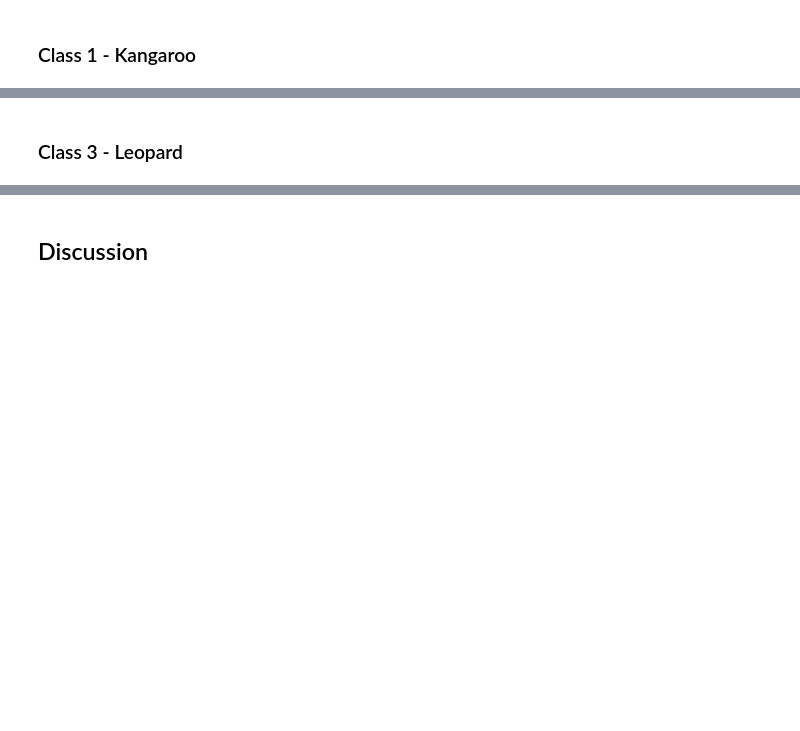
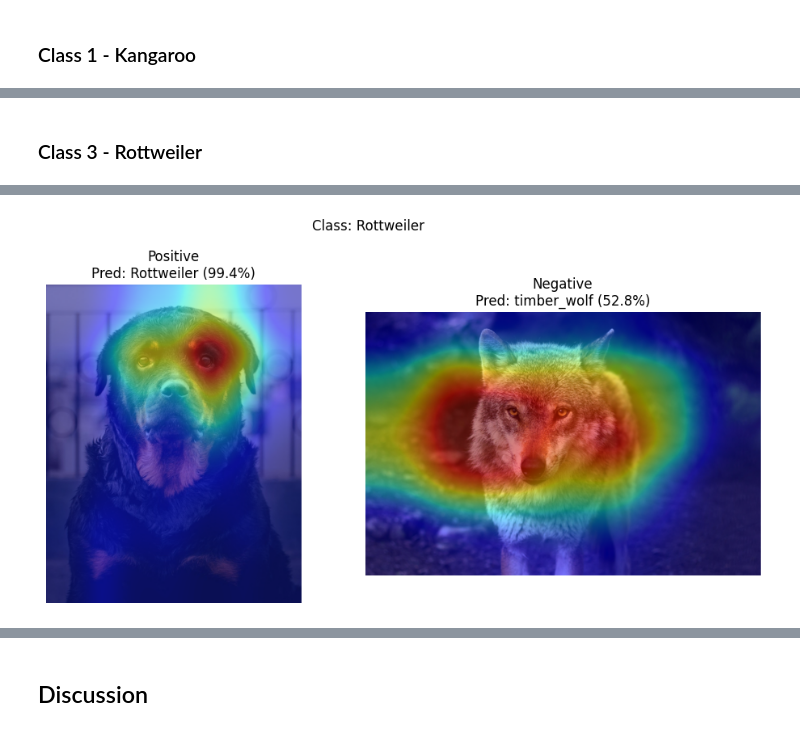
Before and after one commit to LucasZFriborg/Machine-learning-Lucas-ZachauFriborg, a Jupyter notebook: Labs/Assignment2/report.ipynb, the cells around one changed output, grey strips where cells are left out. Cells and saved outputs as stored; diff of their text form; code cells hidden in the pictures; blank space fills up the shorter version.

```diff
--- a/Labs/Assignment2/report.ipynb
+++ b/Labs/Assignment2/report.ipynb
@@ -41,2 +63,11 @@ classes
 # %% [markdown]
-### Class 3 - Leopard
+### Class 3 - Rottweiler
+# %%
+positive, negative = fn.analyze_class(
+    model,
+    preprocess,
+    'Images/Rottweiler',
+    class_index_path
+)
+fn.plot_class_results(positive, negative, 'Rottweiler')
+# %% [output]
@@ -42,0 +76 @@ classes
+[figure, added]
```
Also changed, not shown: parts of 10 cells of this notebook, 1 other file.
